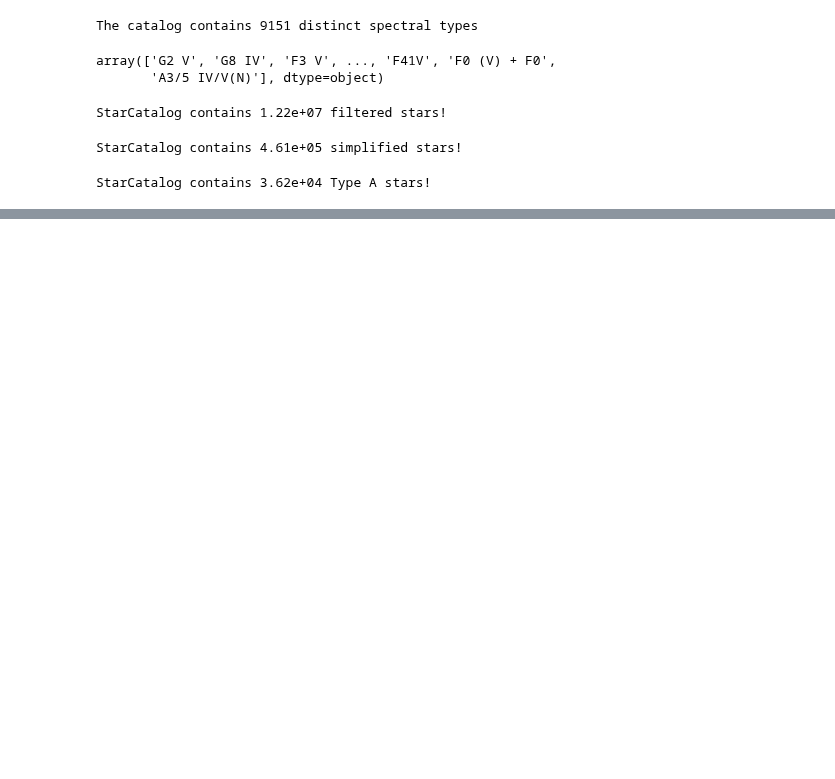
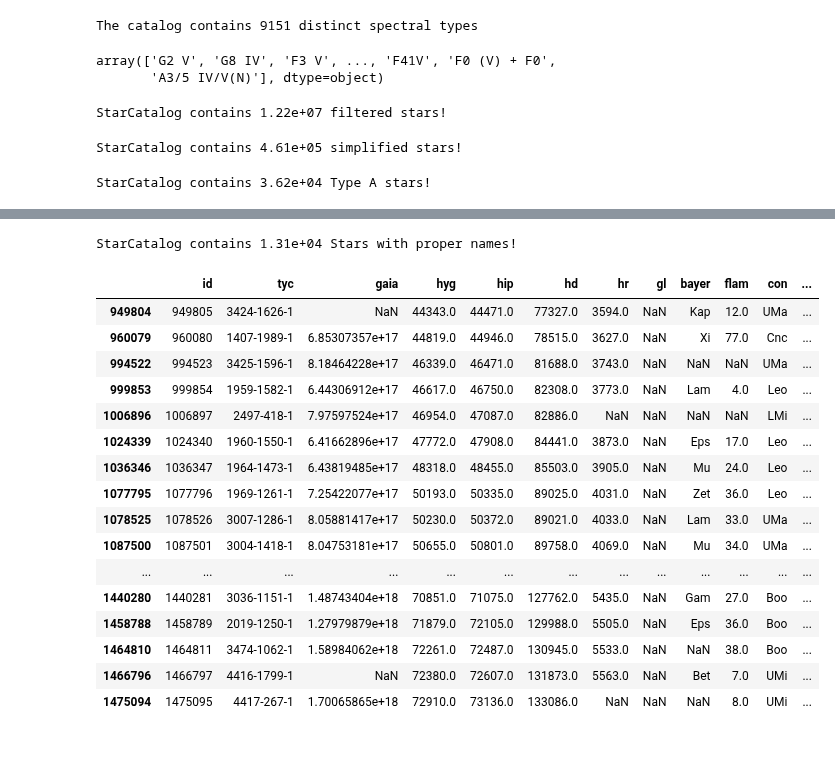
Before and after one commit to drunarayan/python4astronomy, a Jupyter notebook: cluster_hrd/starcatalog_query.ipynb, the cells around one changed output, grey strips where cells are left out. Saved outputs shown, nothing was run; the diff lists cells and outputs as text; code cells hidden in the pictures; blank space fills up the shorter version.

```diff
--- a/cluster_hrd/starcatalog_query.ipynb
+++ b/cluster_hrd/starcatalog_query.ipynb
@@ -78,2 +92,25 @@ StarCatalog contains 1.31e+04 Type M stars!
+# %%
+prp = sdf[sdf['proper'].notna()]
+print(f'StarCatalog contains {tym.size:0.2e} Stars with proper names!')
+prp
+# %% [output]
+StarCatalog contains 1.31e+04 Stars with proper names!
+|  | id | tyc | gaia | hyg | hip | hd | hr | gl | bayer | flam | con | ... |
+| 949804 | 949805 | 3424-1626-1 | NaN | 44343.0 | 44471.0 | 77327.0 | 3594.0 | NaN | Kap | 12.0 | UMa | ... |
+| 960079 | 960080 | 1407-1989-1 | 6.85307357e+17 | 44819.0 | 44946.0 | 78515.0 | 3627.0 | NaN | Xi | 77.0 | Cnc | ... |
+| 994522 | 994523 | 3425-1596-1 | 8.18464228e+17 | 46339.0 | 46471.0 | 81688.0 | 3743.0 | NaN | NaN | NaN | UMa | ... |
+| 999853 | 999854 | 1959-1582-1 | 6.44306912e+17 | 46617.0 | 46750.0 | 82308.0 | 3773.0 | NaN | Lam | 4.0 | Leo | ... |
+| 1006896 | 1006897 | 2497-418-1 | 7.97597524e+17 | 46954.0 | 47087.0 | 82886.0 | NaN | NaN | NaN | NaN | LMi | ... |
+| 1024339 | 1024340 | 1960-1550-1 | 6.41662896e+17 | 47772.0 | 47908.0 | 84441.0 | 3873.0 | NaN | Eps | 17.0 | Leo | ... |
+| 1036346 | 1036347 | 1964-1473-1 | 6.43819485e+17 | 48318.0 | 48455.0 | 85503.0 | 3905.0 | NaN | Mu | 24.0 | Leo | ... |
+| 1077795 | 1077796 | 1969-1261-1 | 7.25422077e+17 | 50193.0 | 50335.0 | 89025.0 | 4031.0 | NaN | Zet | 36.0 | Leo | ... |
+| 1078525 | 1078526 | 3007-1286-1 | 8.05881417e+17 | 50230.0 | 50372.0 | 89021.0 | 4033.0 | NaN | Lam | 33.0 | UMa | ... |
+| 1087500 | 1087501 | 3004-1418-1 | 8.04753181e+17 | 50655.0 | 50801.0 | 89758.0 | 4069.0 | NaN | Mu | 34.0 | UMa | ... |
+| ... | ... | ... | ... | ... | ... | ... | ... | ... | ... | ... | ... | ... |
+| 1440280 | 1440281 | 3036-1151-1 | 1.48743404e+18 | 70851.0 | 71075.0 | 127762.0 | 5435.0 | NaN | Gam | 27.0 | Boo | ... |
+| 1458788 | 1458789 | 2019-1250-1 | 1.27979879e+18 | 71879.0 | 72105.0 | 129988.0 | 5505.0 | NaN | Eps | 36.0 | Boo | ... |
+| 1464810 | 1464811 | 3474-1062-1 | 1.58984062e+18 | 72261.0 | 72487.0 | 130945.0 | 5533.0 | NaN | NaN | 38.0 | Boo | ... |
+| 1466796 | 1466797 | 4416-1799-1 | NaN | 72380.0 | 72607.0 | 131873.0 | 5563.0 | NaN | Bet | 7.0 | UMi | ... |
+| 1475094 | 1475095 | 4417-267-1 | 1.70065865e+18 | 72910.0 | 73136.0 | 133086.0 | NaN | NaN | NaN | 8.0 | UMi | ... |
 # %% [markdown]
 ###
```
Also changed, not shown: parts of 1 cell of this notebook.
